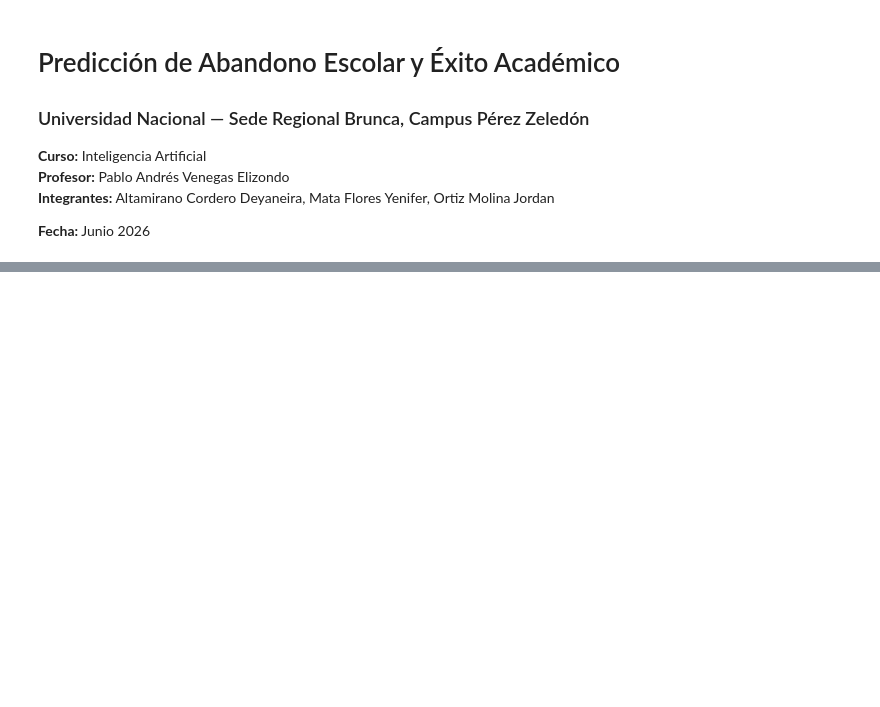
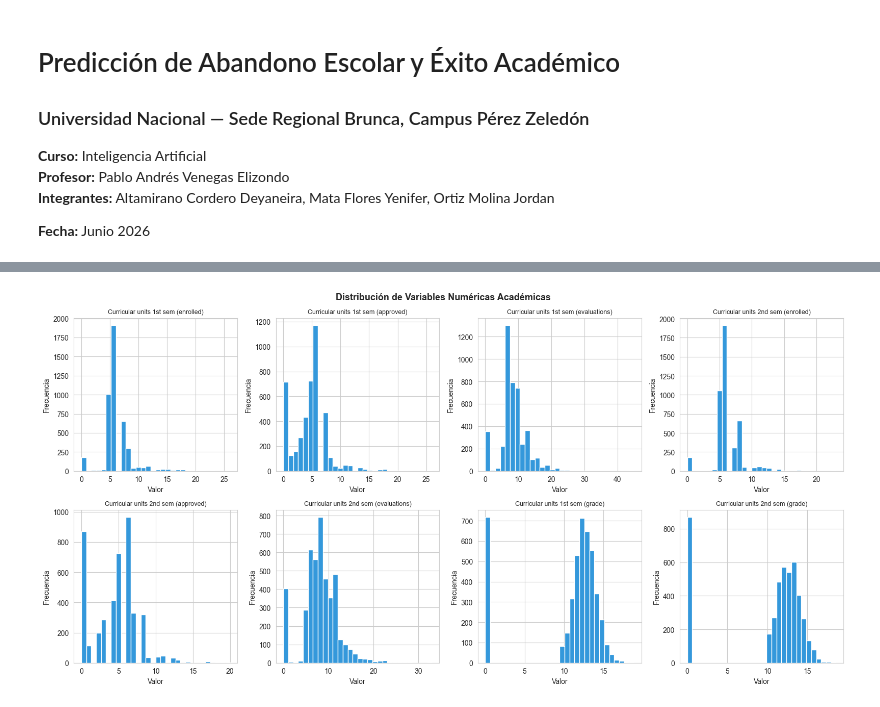
Before and after one commit to JordanOrtizMolina/StudentPerfomancePrediction, a Jupyter notebook: notebook/project.ipynb, the cells around one changed output, grey strips where cells are left out. Saved outputs shown, nothing was run; the diff lists cells and outputs as text; code cells hidden in the pictures; blank space fills up the shorter version.

```diff
--- a/notebook/project.ipynb
+++ b/notebook/project.ipynb
@@ -132,0 +330,27 @@ tres clases independientemente de su frecuencia.ara.
+# %%
+academicas = [
+    'Curricular units 1st sem (enrolled)',
+    'Curricular units 1st sem (approved)',
+    'Curricular units 1st sem (evaluations)',
+    'Curricular units 2nd sem (enrolled)',
+    'Curricular units 2nd sem (approved)',
+    'Curricular units 2nd sem (evaluations)',
+    'Curricular units 1st sem (grade)',
+             'Curricular units 2nd sem (grade)'
+]
+
+fig, axes = plt.subplots(2, 4, figsize=(16, 8))
+axes = axes.flatten()
+
+for i, col in enumerate(academicas):
+    axes[i].hist(df[col], bins=30, color='#3498db', edgecolor='white')
+    axes[i].set_title(col, fontsize=9)
+    axes[i].set_xlabel('Valor')
+    axes[i].set_ylabel('Frecuencia')
+
+plt.suptitle('Distribución de Variables Numéricas Académicas',
+             fontsize=13, fontweight='bold')
+plt.tight_layout()
+plt.show()
+# %% [output]
+[figure, added]
```
Also changed, not shown: parts of 16 cells of this notebook.
